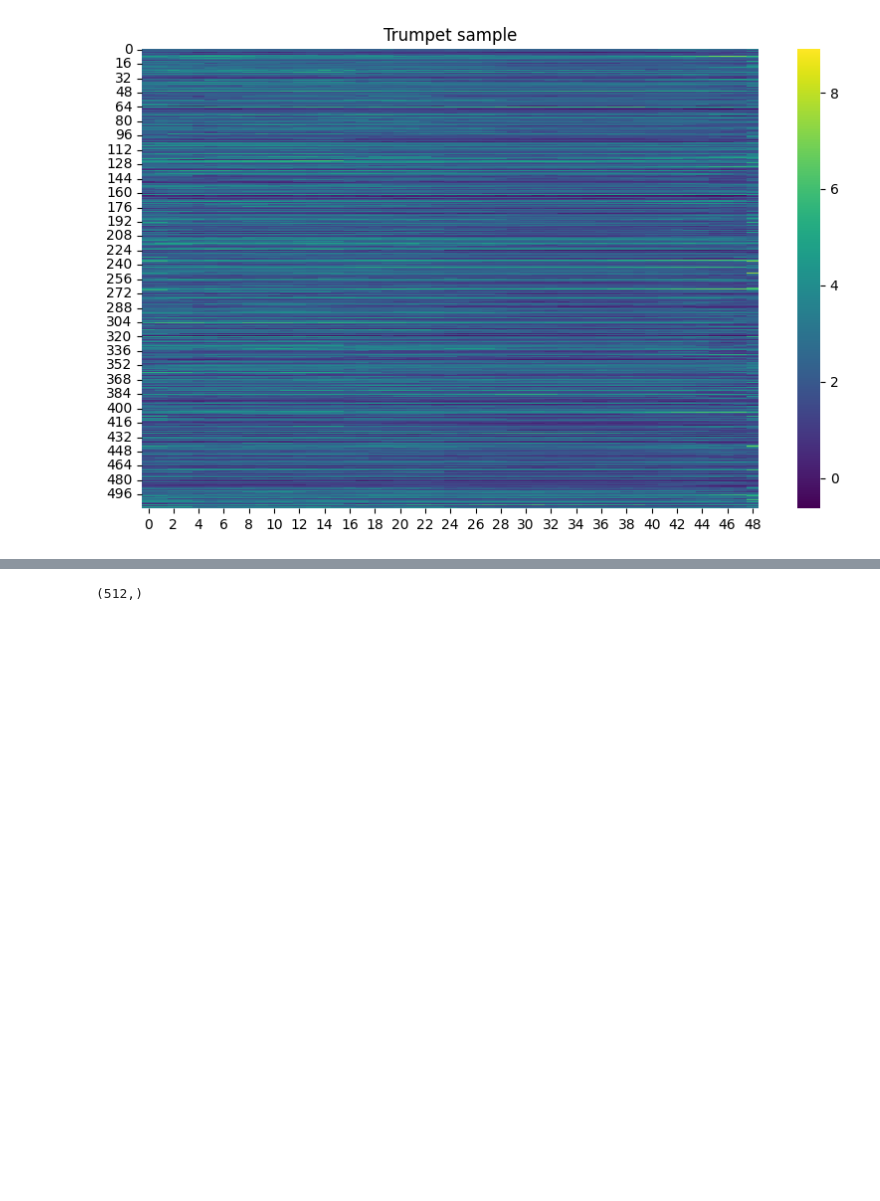
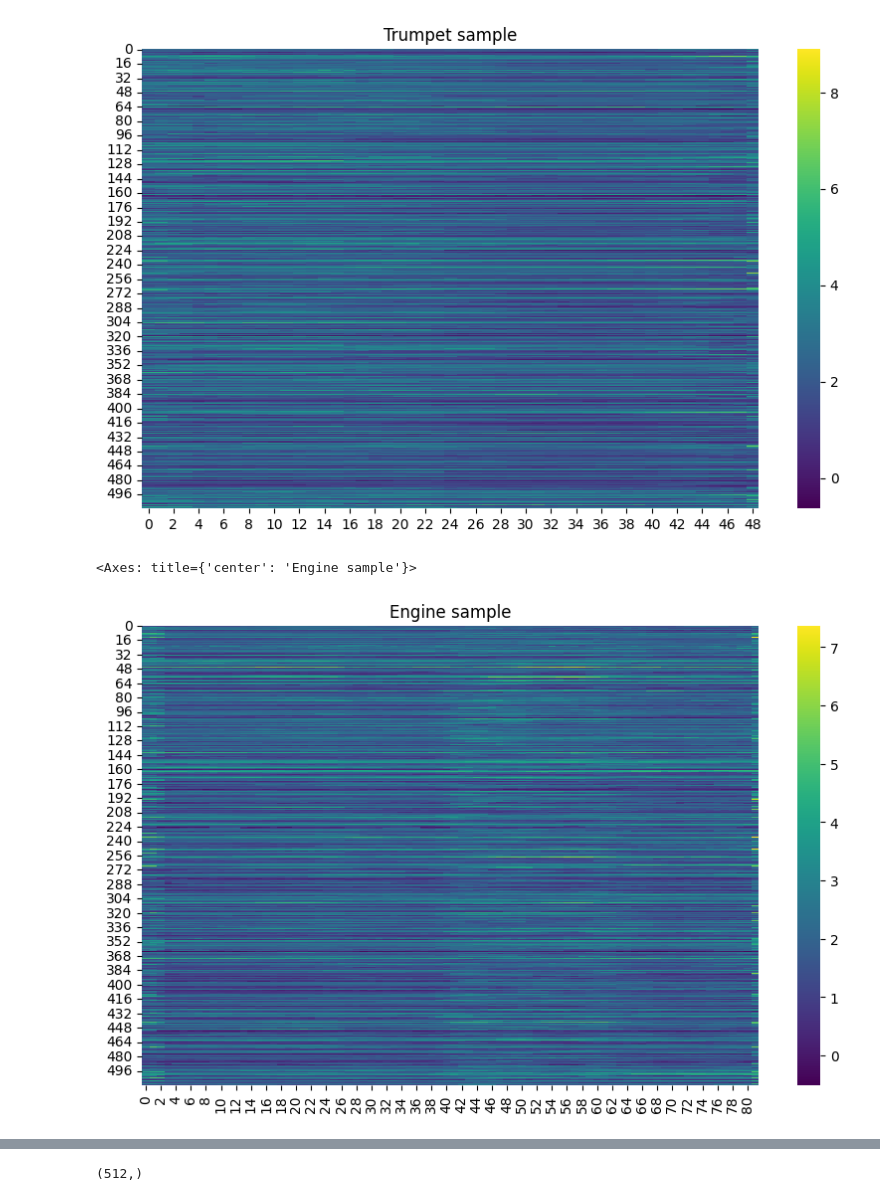
Before and after one commit to mamodrzejewski/wimu-openl3-example, a Jupyter notebook: 01_openl3.ipynb, the cells around one changed output, grey strips where cells are left out. Cells and saved outputs as stored; diff of their text form; code cells hidden in the pictures; blank space fills up the shorter version.

```diff
--- a/01_openl3.ipynb
+++ b/01_openl3.ipynb
@@ -65,3 +75,9 @@ sns.heatmap(np.load(TRUMPET_1_FILENAME)["embedding"].T, cmap="viridis")
 # %% [output]
 <Axes: title={'center': 'Trumpet sample'}>
 [figure]
+# %%
+plt.title("Engine sample")
+sns.heatmap(np.load(ENGINE_FILENAME)["embedding"].T, cmap="viridis")
+# %% [output]
+<Axes: title={'center': 'Engine sample'}>
+[figure, added]
```
Also changed, not shown: parts of 7 cells of this notebook, 3 other files.
